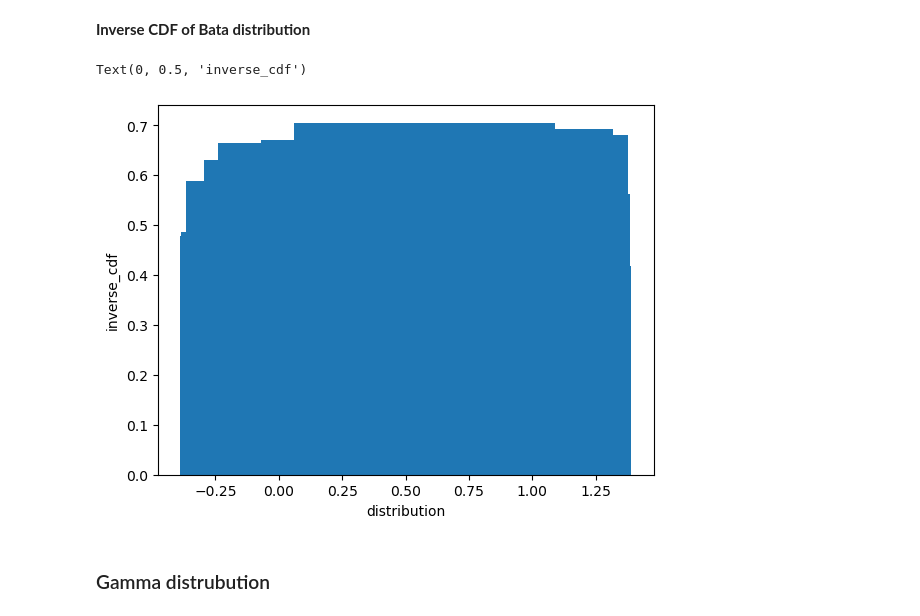
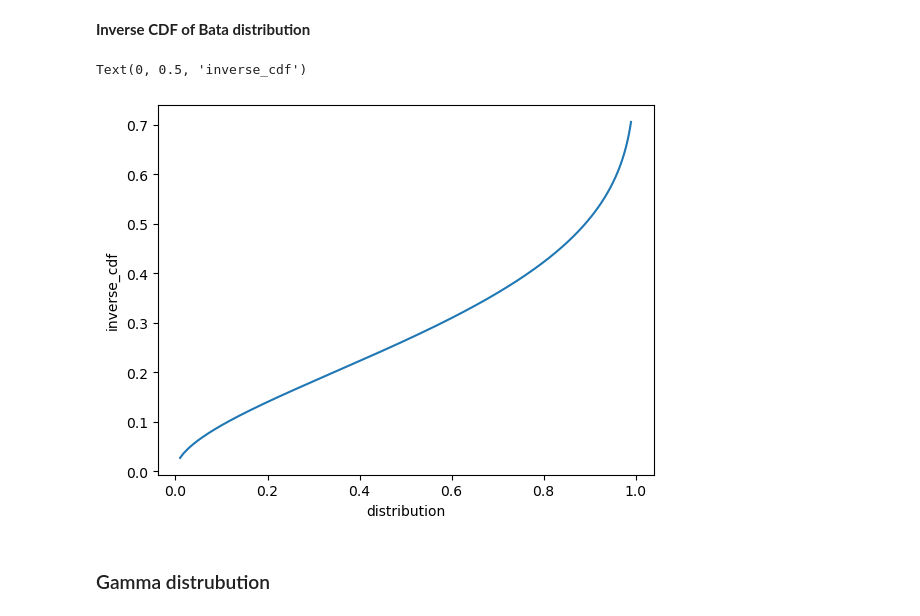
Before and after one commit to rishabh-mondal/blog, a Jupyter notebook: Sampling_distributions.ipynb, the cells around one changed output. Drawn from its saved outputs; the diff is of its cells as text; code cells hidden in the pictures.

```diff
--- a/Sampling_distributions.ipynb
+++ b/Sampling_distributions.ipynb
@@ -354,16 +323,15 @@ Text(0, 0.5, 'CDF')
 # %%
 
 alpha = 2.0
 beta = 5.0
-distribution = dist.Uniform(a, b)
-probability = distribution.sample((1000,))
-inverse_cdf = stats.beta.ppf(probability, alpha, beta)
-plt.bar(x, inverse_cdf)
+distribution=torch.linspace(a,b,1000)
+inverse_cdf = stats.beta.ppf(distribution, alpha, beta)
+plt.plot(distribution, inverse_cdf)
 plt.xlabel('distribution')
 plt.ylabel('inverse_cdf')
 # %% [output]
 Text(0, 0.5, 'inverse_cdf')
-[figure, old version]
+[figure, new version]
 # %% [markdown]
 ### Gamma distrubution
 # %% [markdown]
```
Also changed, not shown: parts of 31 cells of this notebook.
